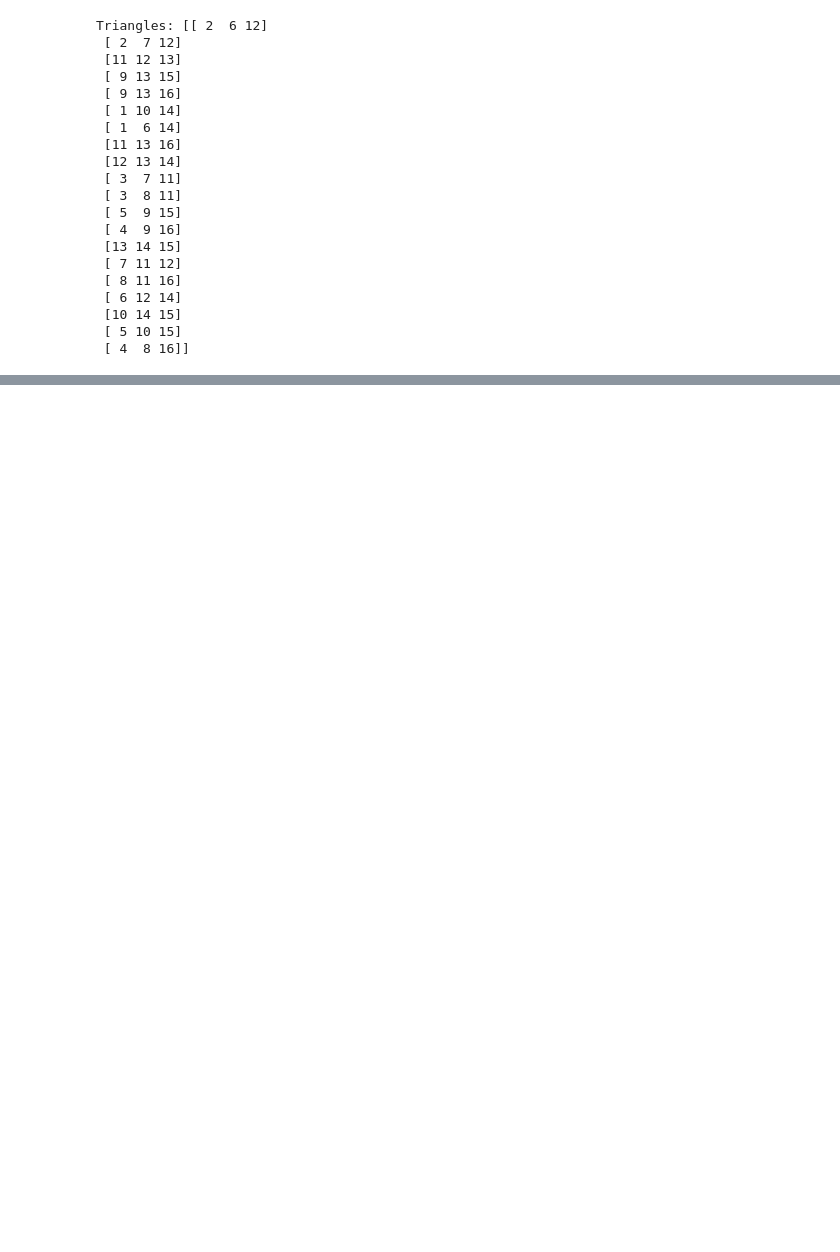
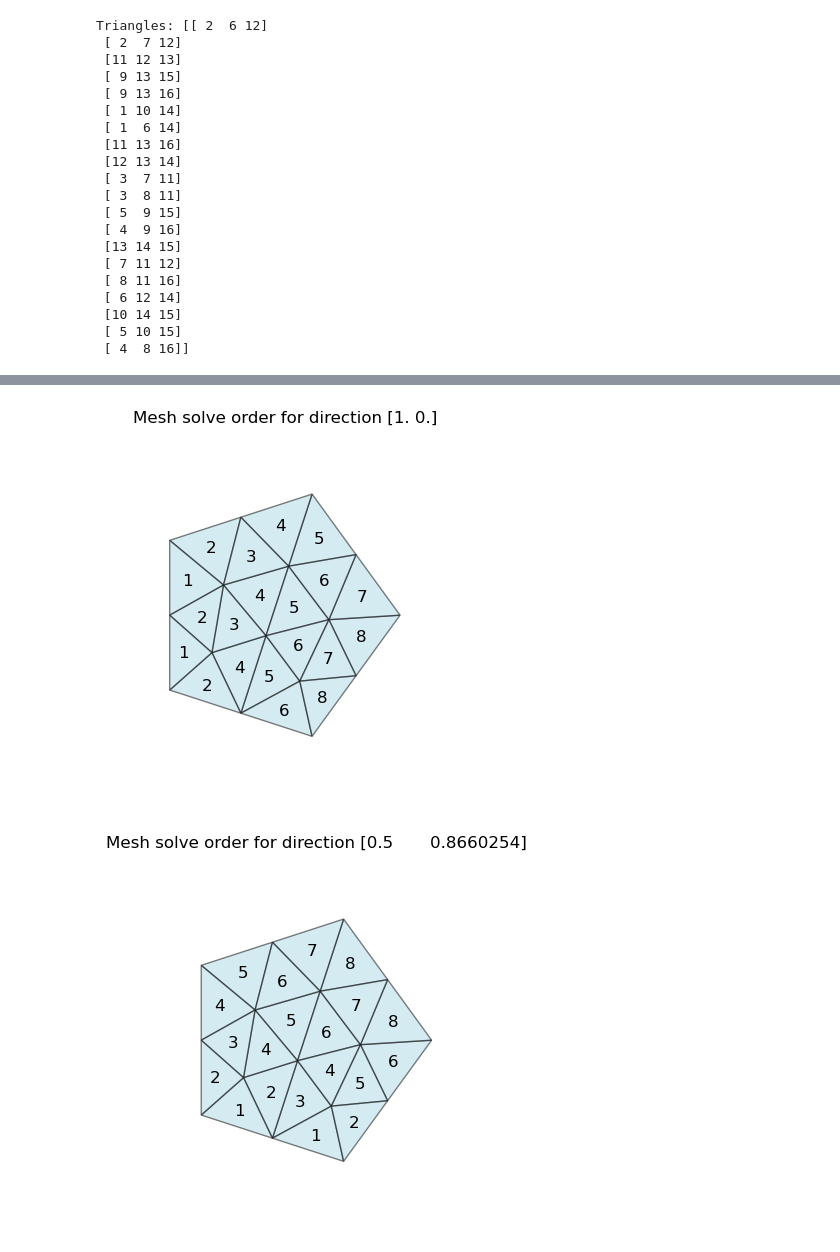
Before and after one commit to eappen-nelluvelil/1d-transport-code, a Jupyter notebook: mesh-traversal-pentagon-2.ipynb, the cells around one changed output, grey strips where cells are left out. Saved outputs shown, nothing was run; the diff lists cells and outputs as text; code cells hidden in the pictures; blank space fills up the shorter version.

```diff
--- a/mesh-traversal-pentagon-2.ipynb
+++ b/mesh-traversal-pentagon-2.ipynb
@@ -325,0 +351,47 @@ Task directed graph edges: [1, 9, 0, 14, 10, 16, 2, 15, 6, 8, 7, 19, 13, 12, 17,
+# %%
+def plot_mesh_with_solve_order(task_graph, dir_vec, triangles, node_coords_dict):
+    fig, ax = plt.subplots()
+    ax.set_aspect('equal')
+
+    # Calculate the solve order for each triangle based on the task graph, i.e.,
+    # perform a topological sort of the task graph
+    # solve_order = {node: i for i, node in enumerate(nx.topological_sort(task_graph))}
+    solve_order = compute_task_graph_levels(task_graph)
+
+    # Plot each triangle
+    for tri_idx, triangle in enumerate(triangles):
+        # Get coordinates of triangle's vertices
+        pts = np.array([node_coords_dict[node] for node in triangle])
+
+        # Create polygon for each triangle and add it to the plot
+        polygon = patches.Polygon(pts, closed=True, fill=True, edgecolor="black",
+                                  facecolor="lightblue", alpha=0.5)
+
+        ax.add_patch(polygon)
+
+        # Compute centroid of triangle for annotation
+        centroid_x = np.mean(pts[:, 0])
+        centroid_y = np.mean(pts[:, 1])
+
+        # Annotate triangle with solve order
+        ax.text(centroid_x, centroid_y, str(solve_order[tri_idx] + 1),
+                fontsize=12, ha="center", va="center", color="black")
+
+    # Set plot limits
+    x_vals = [coord[0] for coord in node_coords_dict.values()]
+    y_vals = [coord[1] for coord in node_coords_dict.values()]
+    ax.set_xlim(np.min(x_vals) - 0.5, np.max(x_vals) + 0.5)
+    ax.set_ylim(np.min(y_vals) - 0.5, np.max(y_vals) + 0.5)
+
+    ax.set_title(f"Mesh solve order for direction {dir_vec}")
+    ax.axis("off")
+
+plt.show()
+# %%
+for dir_idx, dir_vec in enumerate(dir_vecs):
+    # print(f"Solve order for dir {dir_idx}: {dir_vec}")
+    plot_mesh_with_solve_order(task_graphs[dir_idx], dir_vec,
+                            triangles, node_coords_dict)
+# %% [output]
+[figure, added]
+[figure, added]
```
Also changed, not shown: parts of 4 cells of this notebook.
